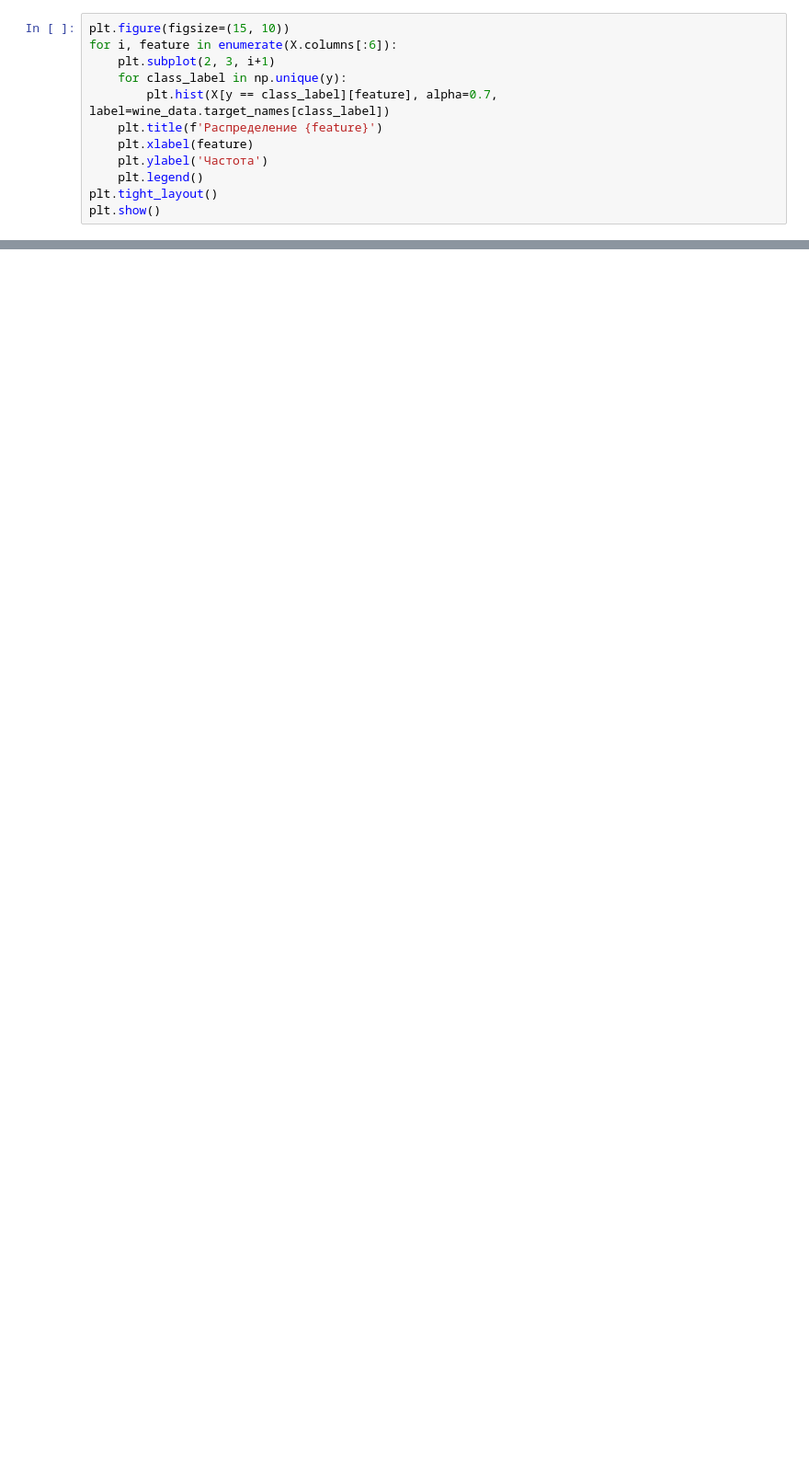
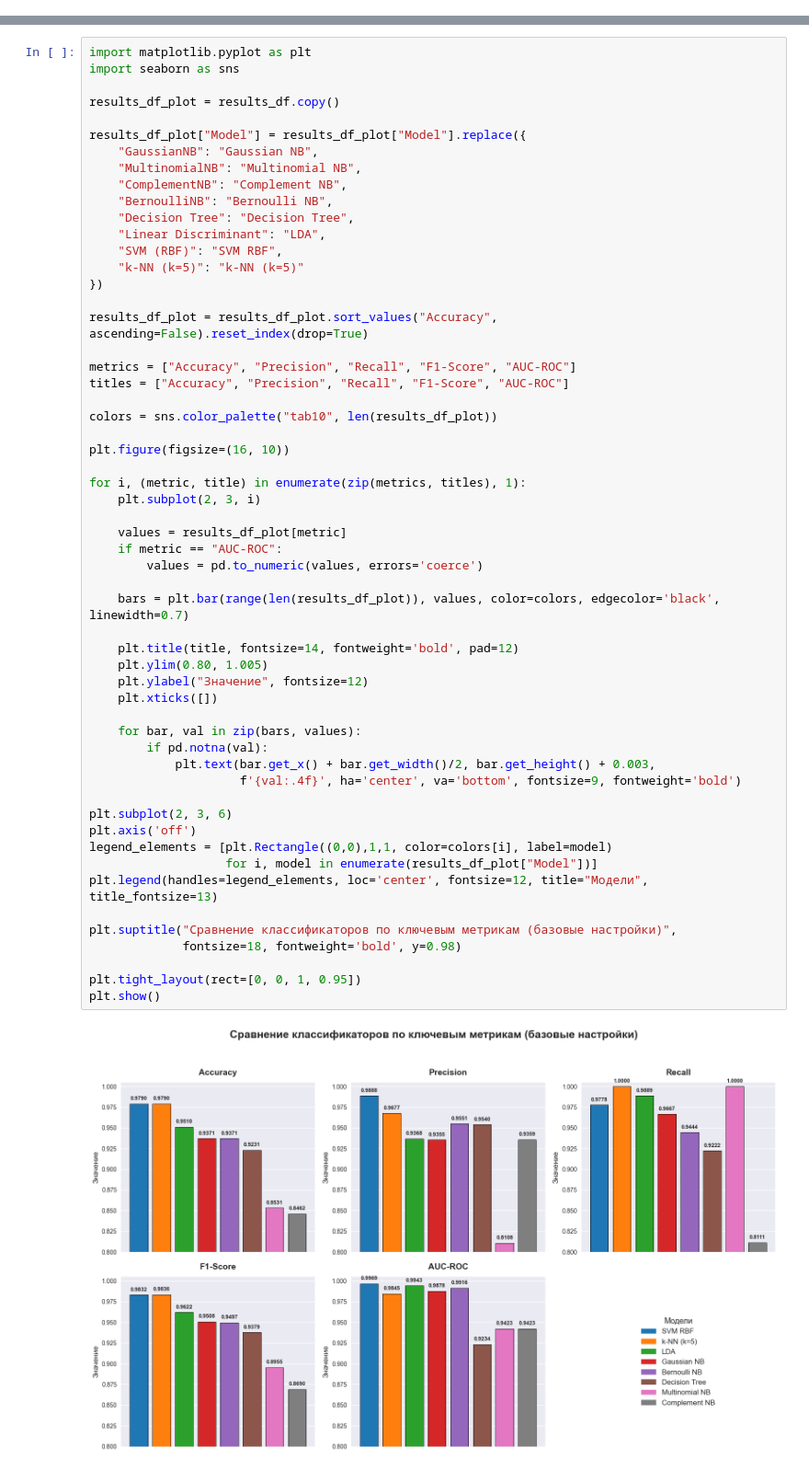
Before and after one commit to UglyGod46/machine_learn, a Jupyter notebook: lab3/main.ipynb, the cells around one changed output, grey strips where cells are left out. Shown at 92% size. Drawn from its saved outputs; the diff is of its cells as text; blank space fills up the shorter version.

```diff
--- a/lab3/main.ipynb
+++ b/lab3/main.ipynb
@@ -330,12 +0,0 @@ Name: target, dtype: float64
-# %%
-plt.figure(figsize=(15, 10))
-for i, feature in enumerate(X.columns[:6]):
-    plt.subplot(2, 3, i+1)
-    for class_label in np.unique(y):
-        plt.hist(X[y == class_label][feature], alpha=0.7, label=wine_data.target_names[class_label])
-    plt.title(f'Распределение {feature}')
-    plt.xlabel(feature)
-    plt.ylabel('Частота')
-    plt.legend()
-plt.tight_layout()
-plt.show()
@@ -1421,0 +212,58 @@ ROC-AUC: 1.0000
+# %%
+import matplotlib.pyplot as plt
+import seaborn as sns
+
+results_df_plot = results_df.copy()
+
+results_df_plot["Model"] = results_df_plot["Model"].replace({
+    "GaussianNB": "Gaussian NB",
+    "MultinomialNB": "Multinomial NB",
+    "ComplementNB": "Complement NB",
+    "BernoulliNB": "Bernoulli NB",
+    "Decision Tree": "Decision Tree",
+    "Linear Discriminant": "LDA",
+    "SVM (RBF)": "SVM RBF",
+    "k-NN (k=5)": "k-NN (k=5)"
+})
+
+results_df_plot = results_df_plot.sort_values("Accuracy", ascending=False).reset_index(drop=True)
+
+metrics = ["Accuracy", "Precision", "Recall", "F1-Score", "AUC-ROC"]
+titles = ["Accuracy", "Precision", "Recall", "F1-Score", "AUC-ROC"]
+
+colors = sns.color_palette("tab10", len(results_df_plot))
+
+plt.figure(figsize=(16, 10))
+
+for i, (metric, title) in enumerate(zip(metrics, titles), 1):
+    plt.subplot(2, 3, i)
+
+    values = results_df_plot[metric]
+    if metric == "AUC-ROC":
+        values = pd.to_numeric(values, errors='coerce')
+
+    bars = plt.bar(range(len(results_df_plot)), values, color=colors, edgecolor='black', linewidth=0.7)
+
+    plt.title(title, fontsize=14, fontweight='bold', pad=12)
+    plt.ylim(0.80, 1.005)
+    plt.ylabel("Значение", fontsize=12)
+    plt.xticks([])
+
+    for bar, val in zip(bars, values):
+        if pd.notna(val):
+            plt.text(bar.get_x() + bar.get_width()/2, bar.get_height() + 0.003,
+                     f'{val:.4f}', ha='center', va='bottom', fontsize=9, fontweight='bold')
+
+plt.subplot(2, 3, 6)
+plt.axis('off')
+legend_elements = [plt.Rectangle((0,0),1,1, color=colors[i], label=model)
+                   for i, model in enumerate(results_df_plot["Model"])]
+plt.legend(handles=legend_elements, loc='center', fontsize=12, title="Модели", title_fontsize=13)
+
+plt.suptitle("Сравнение классификаторов по ключевым метрикам (базовые настройки)",
+             fontsize=18, fontweight='bold', y=0.98)
+
+plt.tight_layout(rect=[0, 0, 1, 0.95])
+plt.show()
+# %% [output]
+[figure, added]
```
Also changed, not shown: parts of 38 cells of this notebook, 5 other files.
